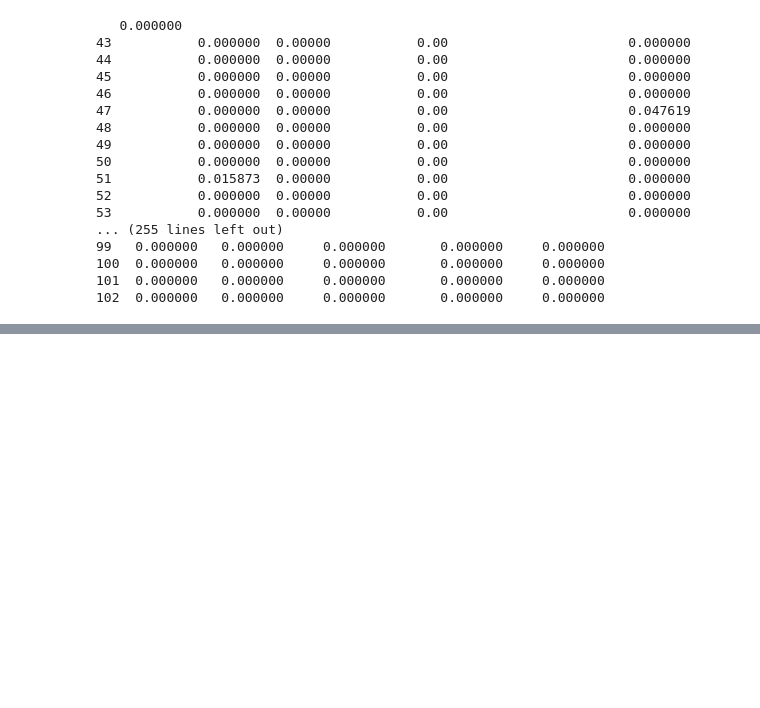
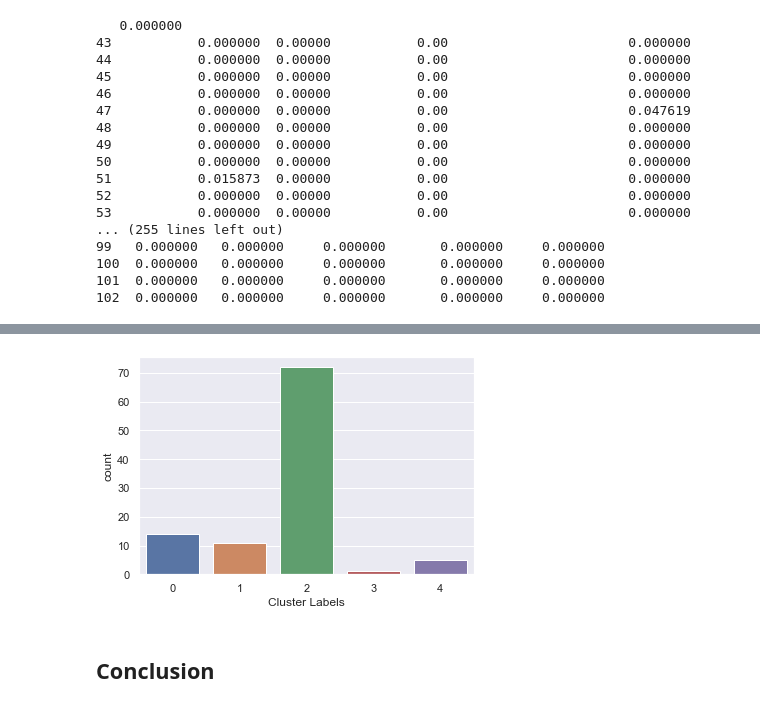
Before and after one commit to recervictory/Coursera_Capstone, a Jupyter notebook: Neighborhoods in Toronto.ipynb, the cells around one changed output, grey strips where cells are left out. Drawn from its saved outputs; the diff is of its cells as text; code cells hidden in the pictures; blank space fills up the shorter version.

```diff
--- a/Neighborhoods in Toronto.ipynb
+++ b/Neighborhoods in Toronto.ipynb
@@ -337,0 +337,14 @@ neighborhoods_venues_sorted
+# %%
+# import k-means from clustering stage
+from sklearn.cluster import KMeans
+
+# set number of clusters
+kclusters = 5
+
+toronto_grouped_clustering = toronto_grouped.drop('neighborhood_name', 1)
+
+# run k-means clustering
+kmeans = KMeans(n_clusters=kclusters, random_state=123).fit(toronto_grouped_clustering)
+
+# check cluster labels generated for each row in the dataframe
+kmeans.labels_[0:10]
@@ -337,0 +353,10 @@ neighborhoods_venues_sorted
+# %%
+# add clustering labels
+neighborhoods_venues_sorted.insert(0, 'Cluster Labels', kmeans.labels_)
+
+tornto_merged = tornto
+
+# merge toronto_grouped with toronto_data to add latitude/longitude for each neighborhood
+tornto_merged = tornto_merged.join(neighborhoods_venues_sorted.set_index('Neighborhood'), on='Neighborhood')
+
+tornto_merged.head() # check the last columns!
@@ -337,0 +403,8 @@ neighborhoods_venues_sorted
+# %%
+import seaborn as sns
+sns.set(style="darkgrid")
+ax = sns.countplot(x='Cluster Labels', data=tornto_merged)
+# %% [output]
+[figure, added]
+# %% [markdown]
+## Conclusion
```
Also changed, not shown: parts of 12 cells of this notebook, 2 other files.
